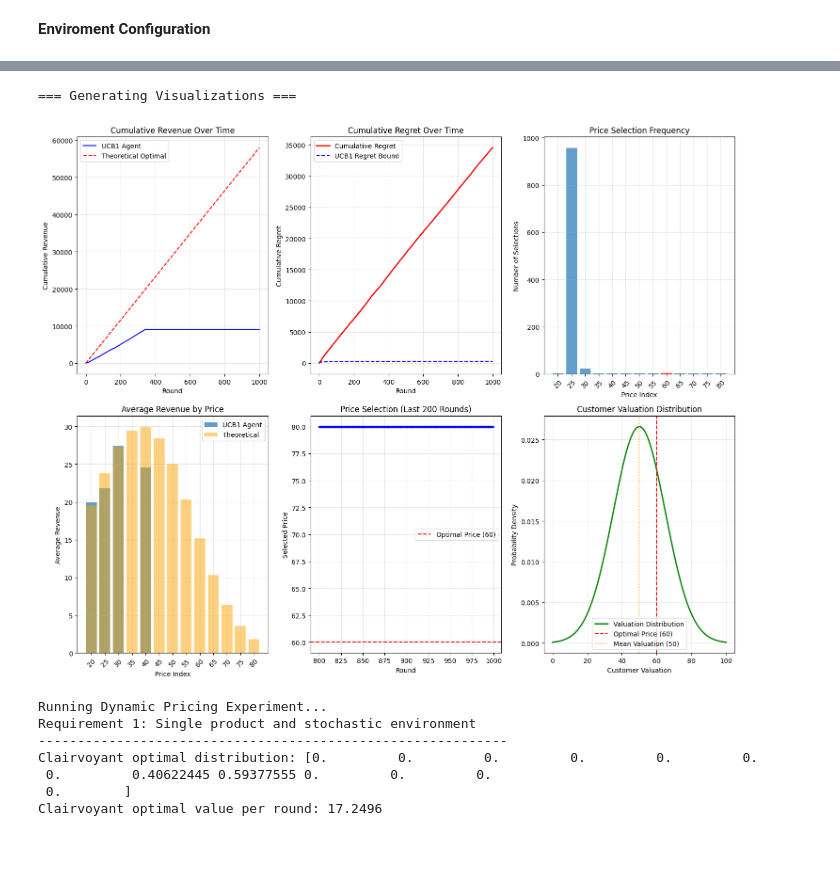
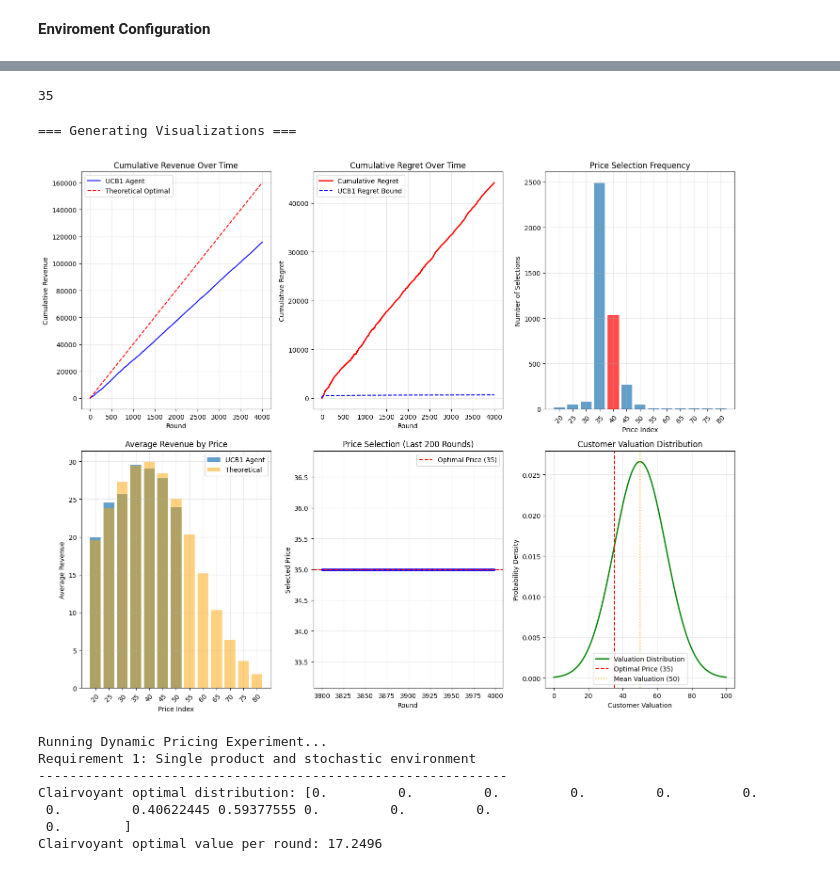
Before and after one commit to Filippo-Galli/Online-Learning-Application-project, a Jupyter notebook: 1_single_prod_stoc_B_const/main.ipynb, the cells around one changed output, grey strips where cells are left out. Saved outputs shown, nothing was run; the diff lists cells and outputs as text; code cells hidden in the pictures.

Commit message:
Plot aggiustati

```diff
--- a/1_single_prod_stoc_B_const/main.ipynb
+++ b/1_single_prod_stoc_B_const/main.ipynb
@@ -191,0 +193,35 @@ def compute_clairvoyant(prices,environment,T,P):
+# %%
+# Run UCB1 Pricing Simulation
+
+T = 4000  # Number of rounds
+inventory = 3500  # Inventory constraint
+
+agent_params = {
+
+
+    'P': inventory, #inv constr
+    'T': T, #number of rounds
+    'prices': [20, 25, 30, 35, 40, 45, 50, 55, 60, 65, 70, 75, 80], #set of prices
+    'confidence_bound': 6,  # UCB exploration parameter
+
+}
+
+
+
+print('=== Theoretical Analysis ===')
+
+env=StochasticPricingEnvironment(valuation_distribution=valuation_dist,demand_noise_std=env_config['demand_noise_std'])
+
+opt_dist, opt_value, true_purchase_probs, true_rewards=compute_clairvoyant(prices=agent_params['prices'],environment=env,T=agent_params['T'],P=agent_params['P'])
+
+optimal_idx = np.argmax(opt_dist)  # Index of the optimal price
+
+for i in range(len(agent_params['prices'])):
+
+    prices=agent_params['prices']
+    marker = " ← OPTIMAL" if i == optimal_idx else ""
+    print(f"  Price {prices[i]:2d}: p ={opt_dist[i]:5.1f}{marker}")
+
+optimal_revenue = np.dot(prices, opt_dist)
+
+print(f'\n=== Optimal revenue === \n         {optimal_revenue:.2f}')
@@ -413,13 +445,19 @@ Remaining inventory: 0
+# %%
+best_price
+# %% [output]
+35
 # %%
 # Visualization
 print("\n=== Generating Visualizations ===")
+
+
 
 plt.figure(figsize=(15, 12))
 
 # 1. Cumulative Revenue over Time
 plt.subplot(2, 3, 1)
 plt.plot(cumulative_revenue, 'b-', label='UCB1 Agent')
-plt.plot([0, T], [0, theoretical_total], 'r--', label='Theoretical Optimal')
+plt.plot([0, T], [0, theoretical_optimal_total], 'r--', label='Theoretical Optimal')
 plt.xlabel('Round')
 plt.ylabel('Cumulative Revenue')
 plt.title('Cumulative Revenue Over Time')
@@ -428,7 +466,7 @@ plt.grid(True, alpha=0.3)
 
 # 2. Regret of the agent vs UCB1 regret bound
 plt.subplot(2, 3, 2)
-plt.plot(cumulative_regret, 'r-', linewidth=2, label='Cumulative Regret')
+plt.plot(regret_cumulative, 'r-', linewidth=2, label='Cumulative Regret')
 
 # UCB1 regret bound: O(sqrt(K log T) T)
 K = len(agent_params['prices'])
@@ -462,36 +500,36 @@ plt.xticks(range(len(agent_params['prices'])), [f'{p}' for p in agent_params['pr
 plt.legend()
 plt.grid(True, alpha=0.3)
 
 # 5. Price Selection Over Time (last 200 rounds)
 plt.subplot(2, 3, 5)
 recent_prices = selected_prices[-200:]
 recent_rounds = range(T-200, T)
 plt.plot(recent_rounds, recent_prices, 'bo-', alpha=0.6, markersize=3)
-plt.axhline(y=optimal_price, color='r', linestyle='--', label=f'Optimal Price ({optimal_price})')
+plt.axhline(y=best_price, color='r', linestyle='--', label=f'Optimal Price ({best_price})')
 plt.xlabel('Round')
 plt.ylabel('Selected Price')
 plt.title('Price Selection (Last 200 Rounds)')
 plt.legend()
 plt.grid(True, alpha=0.3)
 
 # 6. Customer Valuation Distribution
 plt.subplot(2, 3, 6)
 x_vals = np.linspace(0, 100, 1000)
 pdf_vals = valuation_dist.pdf(x_vals)
 plt.plot(x_vals, pdf_vals, 'g-', linewidth=2, label='Valuation Distribution')
-plt.axvline(x=optimal_price, color='r', linestyle='--', label=f'Optimal Price ({optimal_price})')
+plt.axvline(x=best_price, color='r', linestyle='--', label=f'Optimal Price ({best_price})')
 plt.axvline(x=env_config['valuation_mean'], color='orange', linestyle=':', label=f'Mean Valuation ({env_config["valuation_mean"]})')
 plt.xlabel('Customer Valuation')
 plt.ylabel('Probability Density')
 plt.title('Customer Valuation Distribution')
 plt.legend()
 plt.grid(True, alpha=0.3)
 
 plt.tight_layout()
 plt.show()
 # %% [output]
 === Generating Visualizations ===
-[figure, old version]
+[figure, new version]
 # %%
 #chat
 
```
Also changed, not shown: parts of 6 cells of this notebook.
